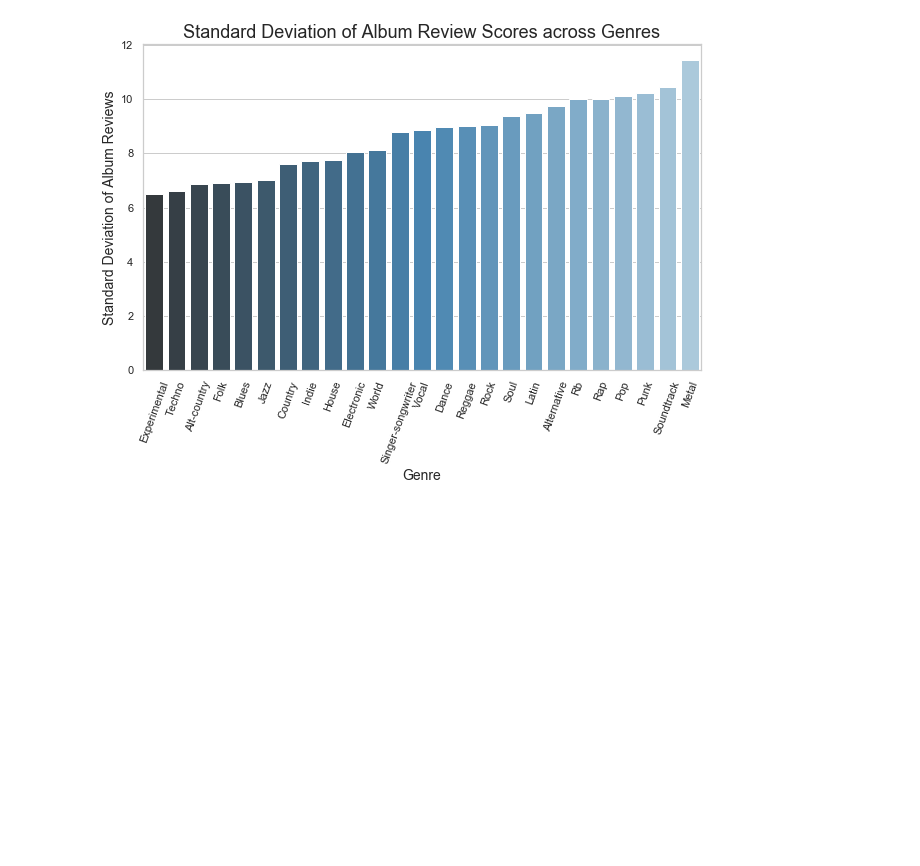
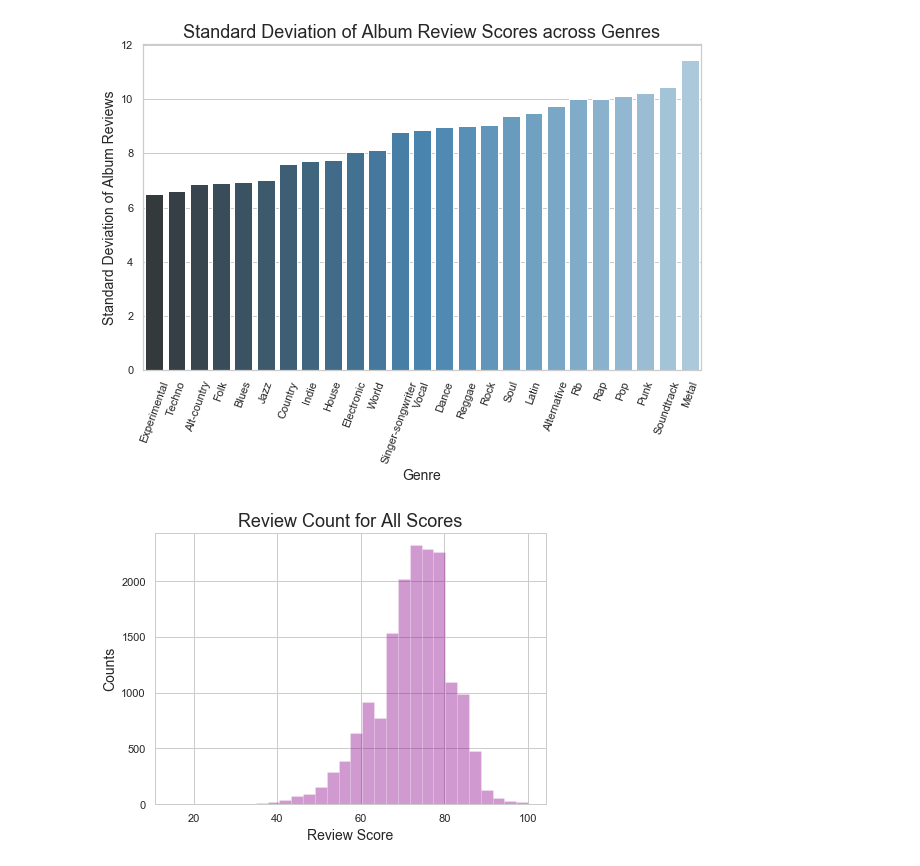
Before and after one commit to unclebrod/ReviewsByGenre, a Jupyter notebook: EDA.ipynb, the cells around one changed output. Saved outputs shown, nothing was run; the diff lists cells and outputs as text; code cells hidden in the pictures; blank space fills up the shorter version.

```diff
--- a/EDA.ipynb
+++ b/EDA.ipynb
@@ -259,6 +260,9 @@ def plot_all_genres(score_list):
 
     Parameters:
     score_list (list of tuples): list of name-series tuples
+
+    Returns:
+    all_scores (list): a list of all score values across genres
     '''
     all_scores = []
     for name, arr in score_list:
@@ -268,6 +272,8 @@ def plot_all_genres(score_list):
     ax.set_title('Review Count for All Scores', size = 18)
     ax.set_xlabel('Review Score', size = 14)
     ax.set_ylabel('Counts', size = 14)
+    # I'm returning the all_scores matrix so I can do analysis on it later!
+    return all_scores
 # %%
 plot_all_genres(w)
 # %% [output]
@@ -369,3 +382,8 @@ def plot_genre_std(score_list):
 plot_genre_std(w)
 # %% [output]
 [figure]
+# %%
+# How normal is our data?
+allscores = plot_all_genres(w)
+# %% [output]
+[figure, added]
```
Also changed, not shown: parts of 4 cells of this notebook.
